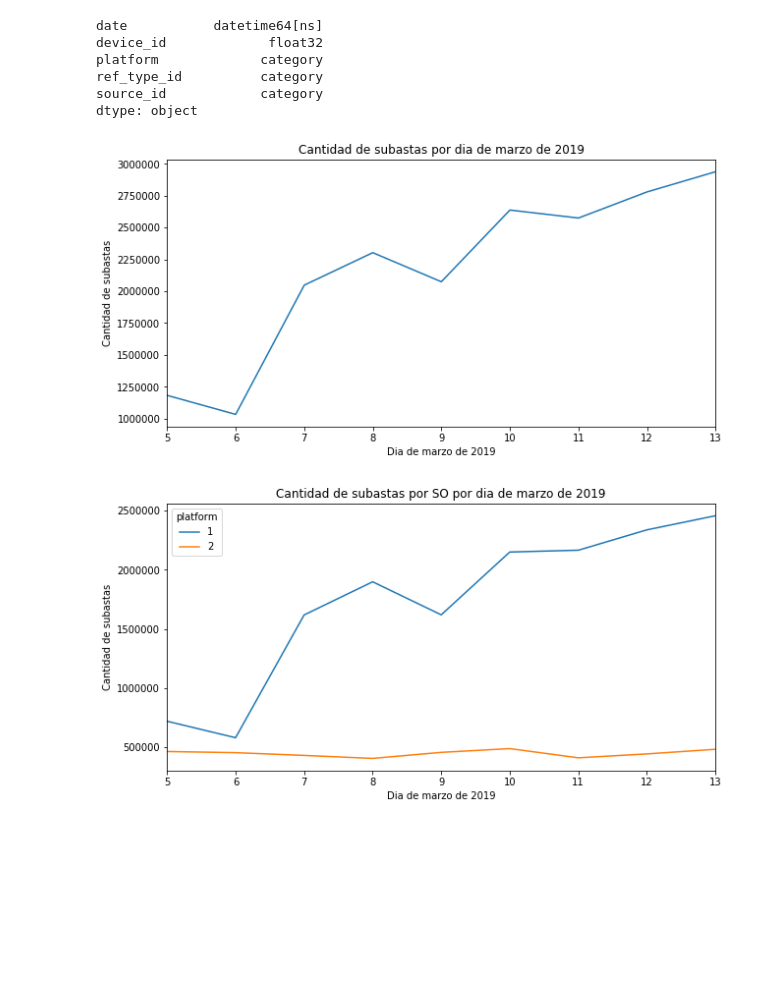
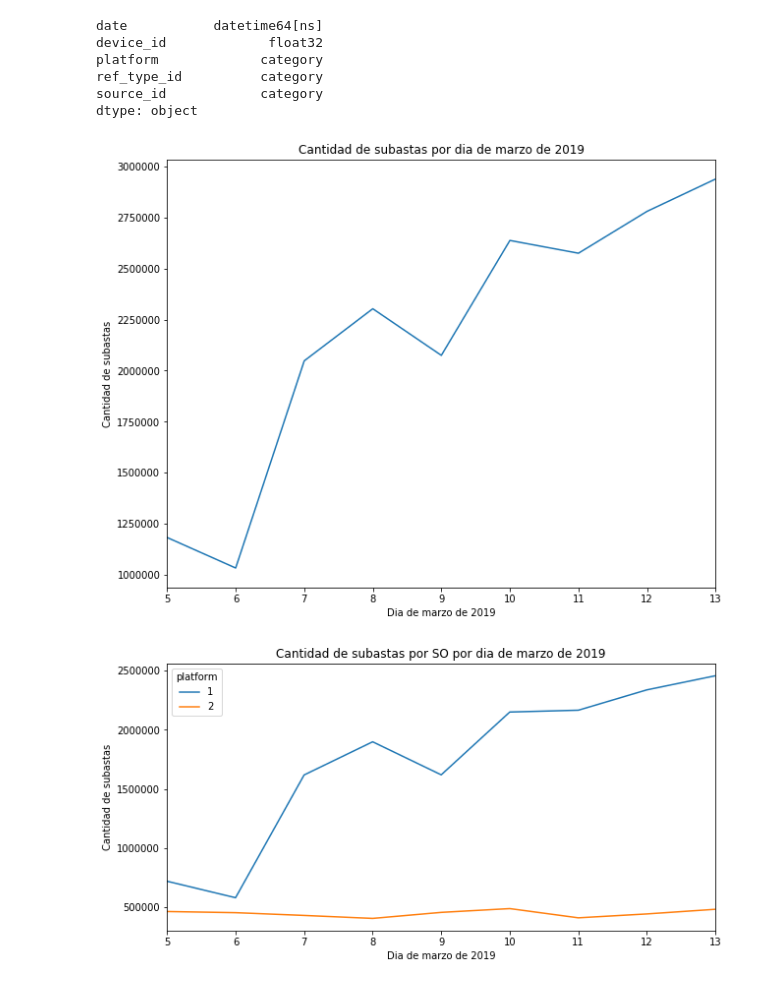
Before and after one commit to shizus/7506-1c2019, a Jupyter notebook: scripts/auctions.ipynb, the cells around one changed output. Drawn from its saved outputs; the diff is of its cells as text; code cells hidden in the pictures; blank space fills up the shorter version.

```diff
--- a/scripts/auctions.ipynb
+++ b/scripts/auctions.ipynb
@@ -47,13 +47,13 @@ dtype: object
 #A partir de ahora busco cuántas subastas se hicieron por día y lo grafico
 # %%
 subastas_por_dia = auctions['date'].dt.day.value_counts()
-subastas_por_dia.sort_index().plot(figsize = (10,5))
+subastas_por_dia.sort_index().plot(figsize = (10,8))
 plt.title('Cantidad de subastas por dia de marzo de 2019')
 plt.xlabel('Dia de marzo de 2019')
 plt.ylabel('Cantidad de subastas')
 plt.show()
 # %% [output]
-[figure, old version]
+[figure, new version]
 # %%
 #Ahora busco cuantas subastas hay por dia para cada SO
 # %%
```
Also changed, not shown: parts of 9 cells of this notebook, 2 other files.
